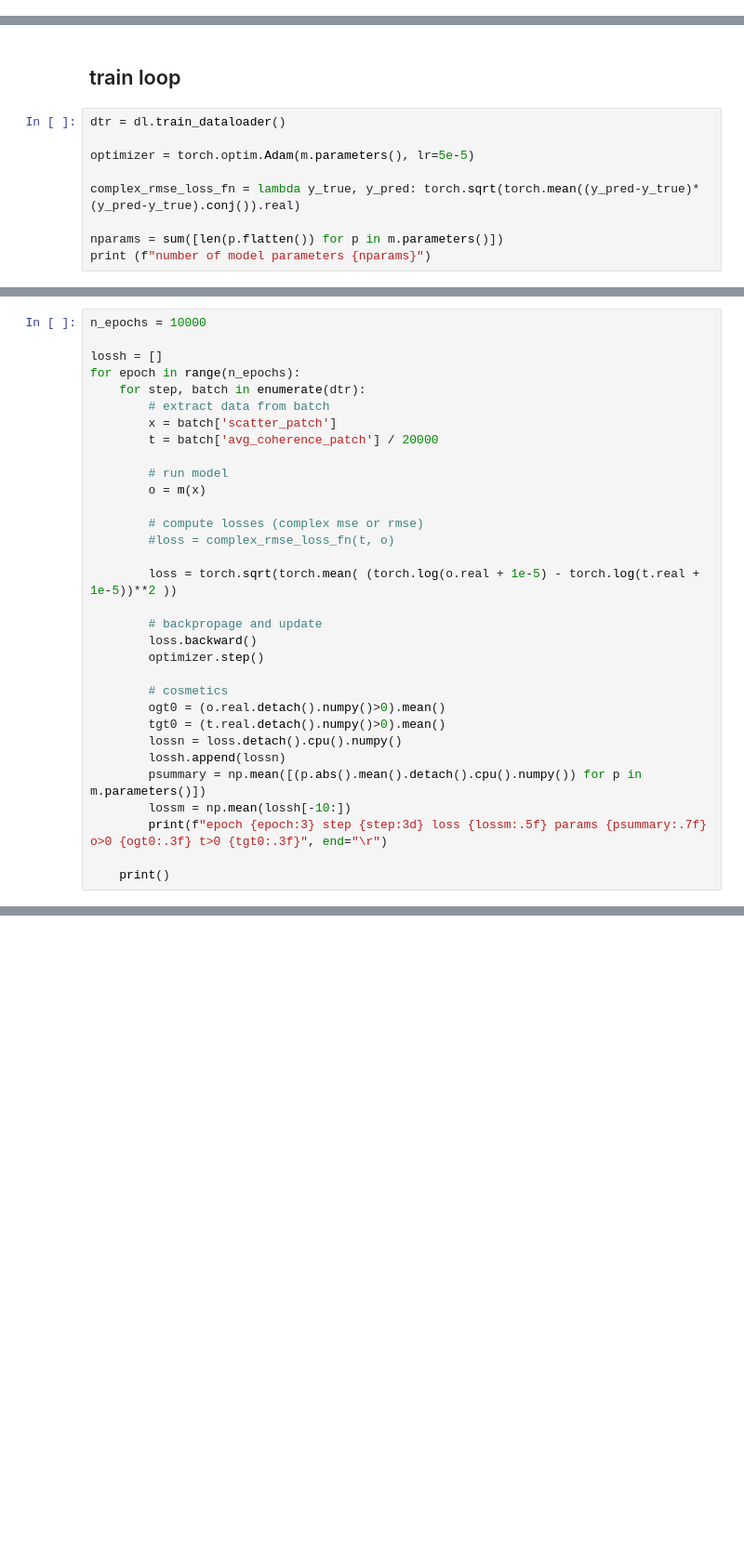
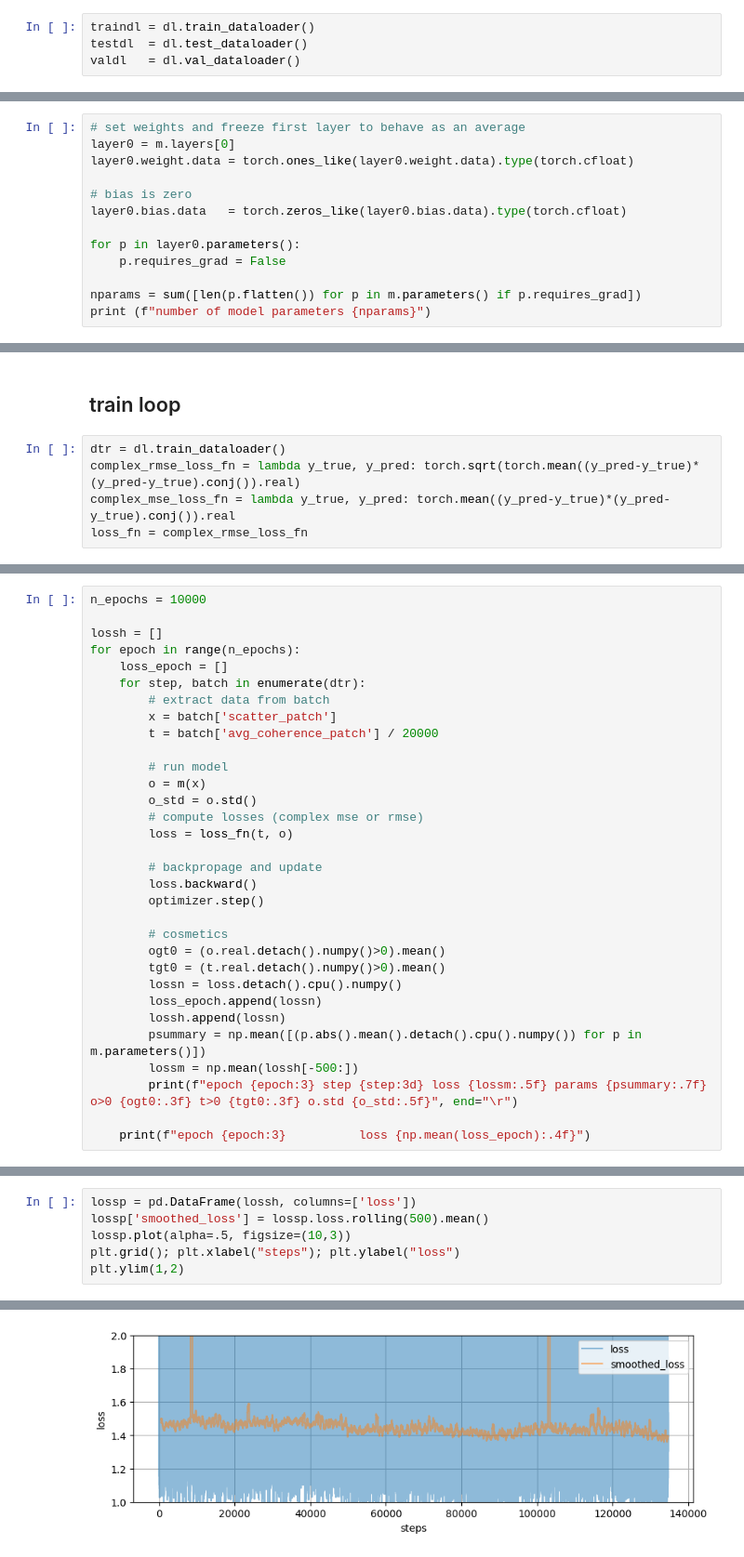
Before and after one commit to aalgo/sar-recovery, a Jupyter notebook: notebooks/12 - scatter to avg coherence.ipynb, the cells around one changed output, grey strips where cells are left out. Shown: that part at 93% size. Saved outputs shown, nothing was run; the diff lists cells and outputs as text; blank space fills up the shorter version.

Commit message:
scatter to coherence

```diff
--- a/notebooks/12 - scatter to avg coherence.ipynb
+++ b/notebooks/12 - scatter to avg coherence.ipynb
@@ -87,0 +90,4 @@ patch split proportions:    train=1.000  test=0.000  val=0.000
+# %%
+traindl = dl.train_dataloader()
+testdl  = dl.test_dataloader()
+valdl   = dl.val_dataloader()
@@ -91,0 +107,13 @@ m = hydra.utils.instantiate(conf.model)
+# %%
+# set weights and freeze first layer to behave as an average
+layer0 = m.layers[0]
+layer0.weight.data = torch.ones_like(layer0.weight.data).type(torch.cfloat)
+
+# bias is zero
+layer0.bias.data   = torch.zeros_like(layer0.bias.data).type(torch.cfloat)
+
+for p in layer0.parameters():
+    p.requires_grad = False
+
+nparams = sum([len(p.flatten()) for p in m.parameters() if p.requires_grad])
+print (f"number of model parameters {nparams}")
@@ -93,10 +143,6 @@ m = hydra.utils.instantiate(conf.model)
 ## train loop
 # %%
 dtr = dl.train_dataloader()
-
-optimizer = torch.optim.Adam(m.parameters(), lr=5e-5)
-
 complex_rmse_loss_fn = lambda y_true, y_pred: torch.sqrt(torch.mean((y_pred-y_true)*(y_pred-y_true).conj()).real)
-
-nparams = sum([len(p.flatten()) for p in m.parameters()])
-print (f"number of model parameters {nparams}")
+complex_mse_loss_fn = lambda y_true, y_pred: torch.mean((y_pred-y_true)*(y_pred-y_true).conj()).real
+loss_fn = complex_rmse_loss_fn
@@ -107,6 +151,7 @@ n_epochs = 10000
 
 lossh = []
 for epoch in range(n_epochs):
+    loss_epoch = []
     for step, batch in enumerate(dtr):
         # extract data from batch
         x = batch['scatter_patch']
@@ -114,11 +159,9 @@ for epoch in range(n_epochs):
 
         # run model
         o = m(x)
-
+        o_std = o.std()
         # compute losses (complex mse or rmse)
-        #loss = complex_rmse_loss_fn(t, o)
-
-        loss = torch.sqrt(torch.mean( (torch.log(o.real + 1e-5) - torch.log(t.real + 1e-5))**2 ))
+        loss = loss_fn(t, o)
 
         # backpropage and update
         loss.backward()
@@ -128,9 +171,10 @@ for epoch in range(n_epochs):
         ogt0 = (o.real.detach().numpy()>0).mean()
         tgt0 = (t.real.detach().numpy()>0).mean()
         lossn = loss.detach().cpu().numpy()
+        loss_epoch.append(lossn)
         lossh.append(lossn)
         psummary = np.mean([(p.abs().mean().detach().cpu().numpy()) for p in m.parameters()])
-        lossm = np.mean(lossh[-10:])
-        print(f"epoch {epoch:3} step {step:3d} loss {lossm:.5f} params {psummary:.7f} o>0 {ogt0:.3f} t>0 {tgt0:.3f}", end="\r")
+        lossm = np.mean(lossh[-500:])
+        print(f"epoch {epoch:3} step {step:3d} loss {lossm:.5f} params {psummary:.7f} o>0 {ogt0:.3f} t>0 {tgt0:.3f} o.std {o_std:.5f}", end="\r")
 
-    print()
+    print(f"epoch {epoch:3}          loss {np.mean(loss_epoch):.4f}")
@@ -185,0 +181,7 @@ plt.hist(_o, bins=100);
+# %%
+lossp = pd.DataFrame(lossh, columns=['loss'])
+lossp['smoothed_loss'] = lossp.loss.rolling(500).mean()
+lossp.plot(alpha=.5, figsize=(10,3))
+plt.grid(); plt.xlabel("steps"); plt.ylabel("loss")
+plt.ylim(1,2)
+# %% [output]
@@ -185,0 +189 @@ plt.hist(_o, bins=100);
+[figure, added]
```
Also changed, not shown: parts of 20 cells of this notebook.
